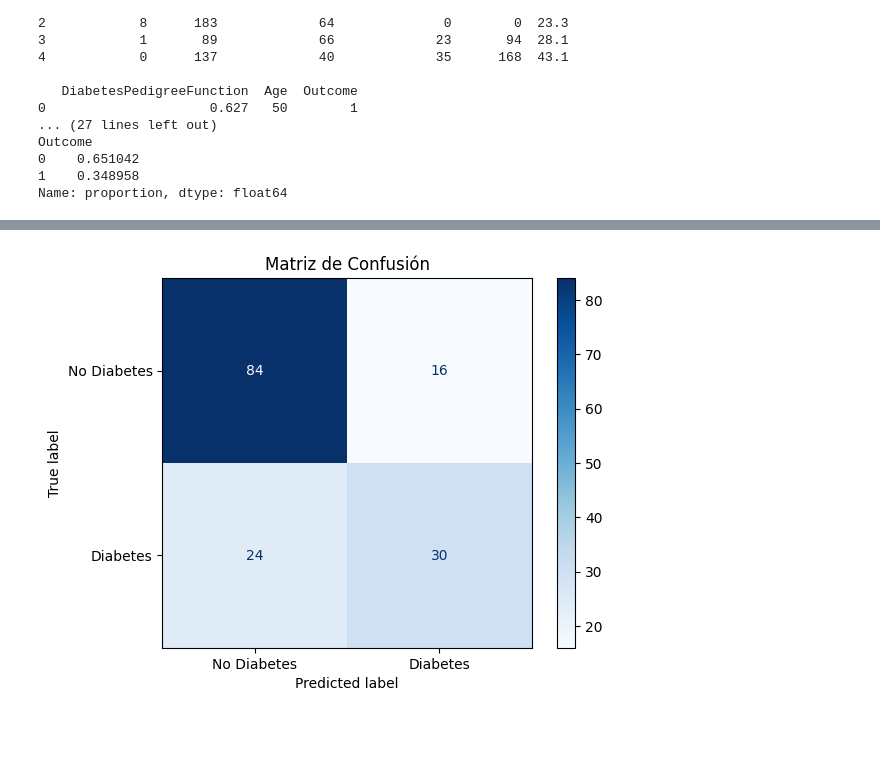
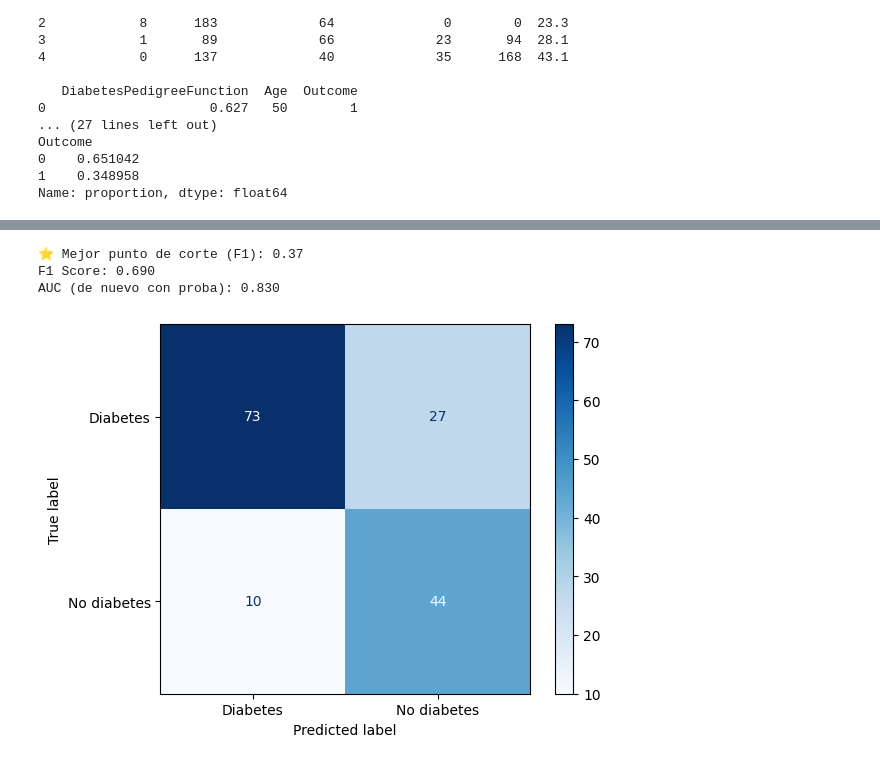
Before and after one commit to 4GeeksAcademy/Gonz3092-Proy_Boosting-4geeks, a Jupyter notebook: src/explore.ipynb, the cells around one changed output, grey strips where cells are left out. Saved outputs shown, nothing was run; the diff lists cells and outputs as text; code cells hidden in the pictures; blank space fills up the shorter version.

```diff
--- a/src/explore.ipynb
+++ b/src/explore.ipynb
@@ -130,0 +65,4 @@ weighted avg       0.73      0.74      0.73       154
+# %%
+model = XGBClassifier(eval_metric='logloss', random_state=42)
+search_clf = RandomizedSearchCV(model, param_dist, n_iter=10, scoring='roc_auc', cv=3, verbose=1, n_jobs=-1)
+search_clf.fit(X_train, y_train)
@@ -130,0 +88,3 @@ weighted avg       0.73      0.74      0.73       154
+# %%
+best_clf = search_clf.best_estimator_
+print(f"\n🏆 Best Parameters: {search_clf.best_params_}")
@@ -130,0 +93,3 @@ weighted avg       0.73      0.74      0.73       154
+# %%
+y_proba = best_clf.predict_proba(X_test)[:, 1]
+print(f"\n✅ AUC (usando y_proba): {roc_auc_score(y_test, y_proba):.3f}")
@@ -131,8 +122,19 @@ weighted avg       0.73      0.74      0.73       154
+# %%
+best_threshold = max(scores, key=lambda x: x[1])[0]
+y_pred = (y_proba >= best_threshold).astype(int)
+print(f"\n⭐ Mejor punto de corte (F1): {best_threshold:.2f}")
+print(f"F1 Score: {f1_score(y_test, y_pred):.3f}")
+print(f"AUC (de nuevo con proba): {roc_auc_score(y_test, y_proba):.3f}")
+# %% [output]
+⭐ Mejor punto de corte (F1): 0.37
+F1 Score: 0.690
+AUC (de nuevo con proba): 0.830
+# %%
+y_pred=(y_proba>0.31).astype(int)
 # %%
 cm = confusion_matrix(y_test, y_pred)
-disp = ConfusionMatrixDisplay(confusion_matrix=cm, display_labels=["No Diabetes", "Diabetes"])
+disp = ConfusionMatrixDisplay(confusion_matrix=cm, display_labels=["Diabetes", "No diabetes"])
 disp.plot(cmap='Blues')
-plt.title("Matriz de Confusión")
 plt.show()
 # %% [output]
-[figure, old version]
+[figure, new version]
```
Also changed, not shown: parts of 16 cells of this notebook.
